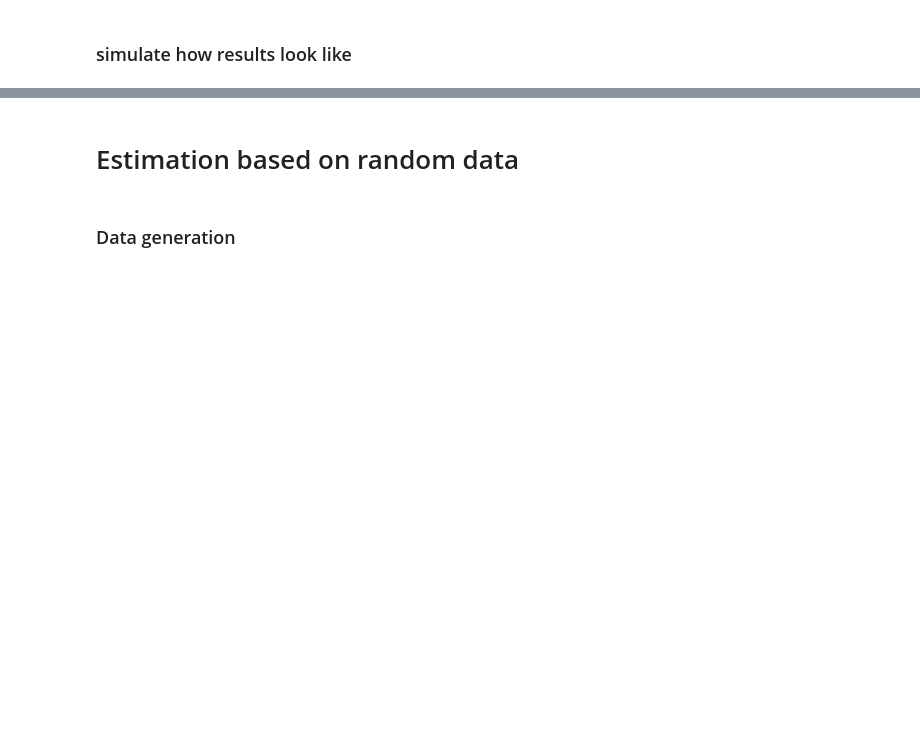
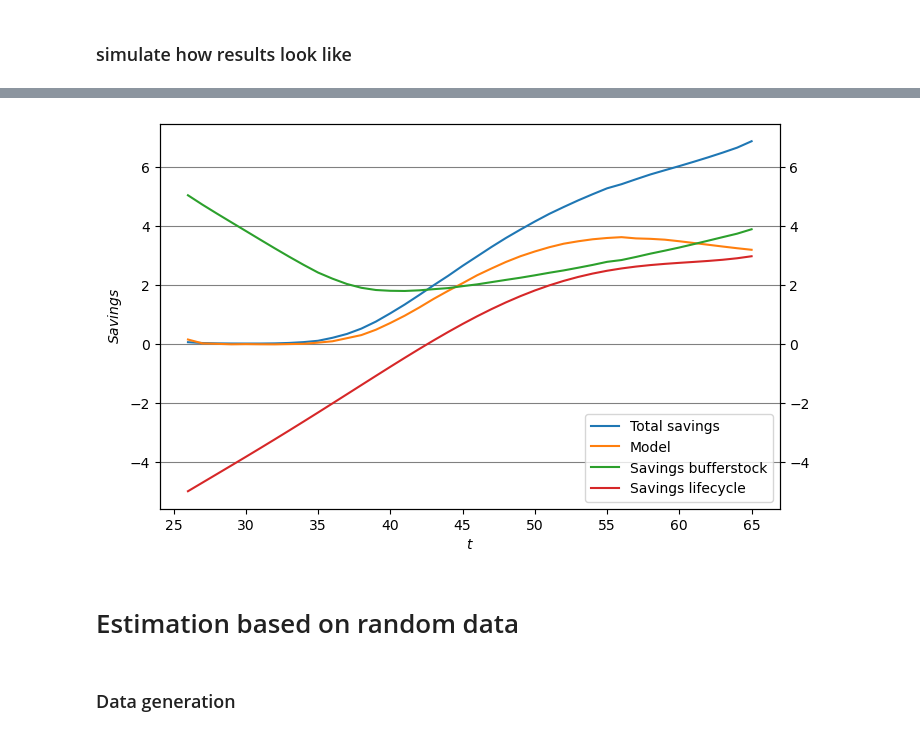
Before and after one commit to AsFyhn/DP-life-cycle, a Jupyter notebook: Run_all.ipynb, the cells around one changed output, grey strips where cells are left out. Saved outputs shown, nothing was run; the diff lists cells and outputs as text; code cells hidden in the pictures; blank space fills up the shorter version.

```diff
--- a/Run_all.ipynb
+++ b/Run_all.ipynb
@@ -75,0 +97,28 @@ fig.show()
+# %%
+model_lc = model.gp_model(**{'sigma_eta': 0.0, 'sigma_mu':0.0,'pi':0,'xmin':-10.0})
+
+# retirement rule
+NT = 88-65
+beta = 1.0/(1.0344) # estimated in GP
+beta_rho = beta**(1.0/model_lc.par.rho)
+R_rho = (1+model_lc.par.R)**(1.0/model_lc.par.rho - 1.0)
+nom = 1.0 - beta_rho*R_rho
+denom = 1.0 - (beta_rho*R_rho)**NT
+model_lc.gamma1 = nom/denom
+model_lc.main_setup()
+
+# Solve the Life-cycle model
+sol_lc = egm.solver(model_lc.par)
+sol_lc.solve(do_print=False)
+sol_lc = sol_lc.sol
+
+# Simulate the Life-cycle model
+sim_lc = simulations.Simulator(model_lc.par, sol_lc).sim
+# %%
+# Decomposition
+S_lc = np.mean(sim_lc.S[1:],axis=1)
+S = np.mean(sim.S[1:],axis=1)
+S_b  = S - S_lc
+
+# S is the same as calculation below
+print(np.mean(sim.a[1:,:]*sim.P[1:,:] - sim.a[:-1,:]*sim.P[:-1,:],axis=1)[:])
@@ -76,3 +133,20 @@ fig.show()
+# %%
+# Print consumption function
+fig = pg.PlotFigure(figsize=(8,5),fontname='Arial')
+x = range(0+par_init_sol.par.t0,len(S)+par_init_sol.par.t0)
+fig.add_plot(x,S, label=f"Total savings", linestyle='-',axis='y1')
+fig.add_plot(x,(sim.Y_avg-sim.C_avg)[:-1], label=f"Model", linestyle='-',axis='y1')
+fig.add_plot(x,S_b, label=f"Savings bufferstock", linestyle='-',axis='y1')
+fig.add_plot(x,S_lc, label=f"Savings lifecycle", linestyle='-',axis='y1')
+fig._set_scaling()
+fig.set_ylabel(f"$Savings$")
+fig.set_xlabel(f"$t$")
+fig.add_gridlines(axis='y')
+fig.add_legend()
+# fig.save_figure(f'{local_path}/output/savings_decomposition.png')
+fig.show()
+# %% [output]
+[figure, added]
 # %% [markdown]
 # Estimation based on random data
 # %% [markdown]
```
Also changed, not shown: parts of 19 cells of this notebook.
